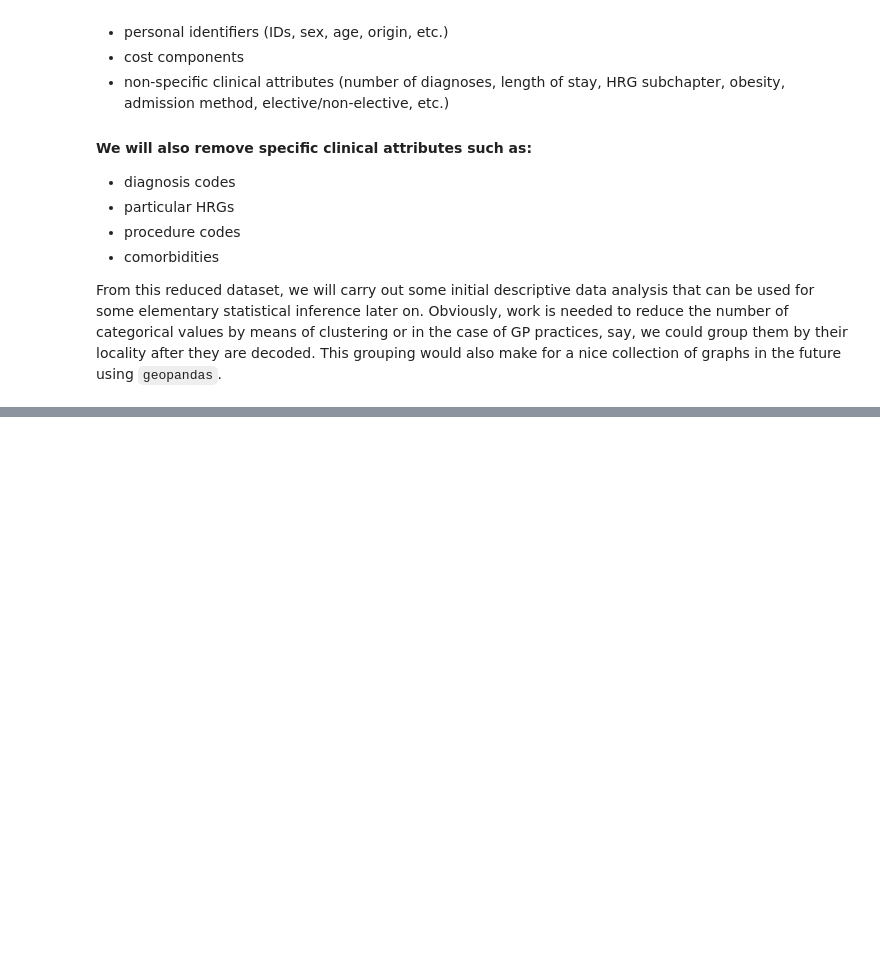
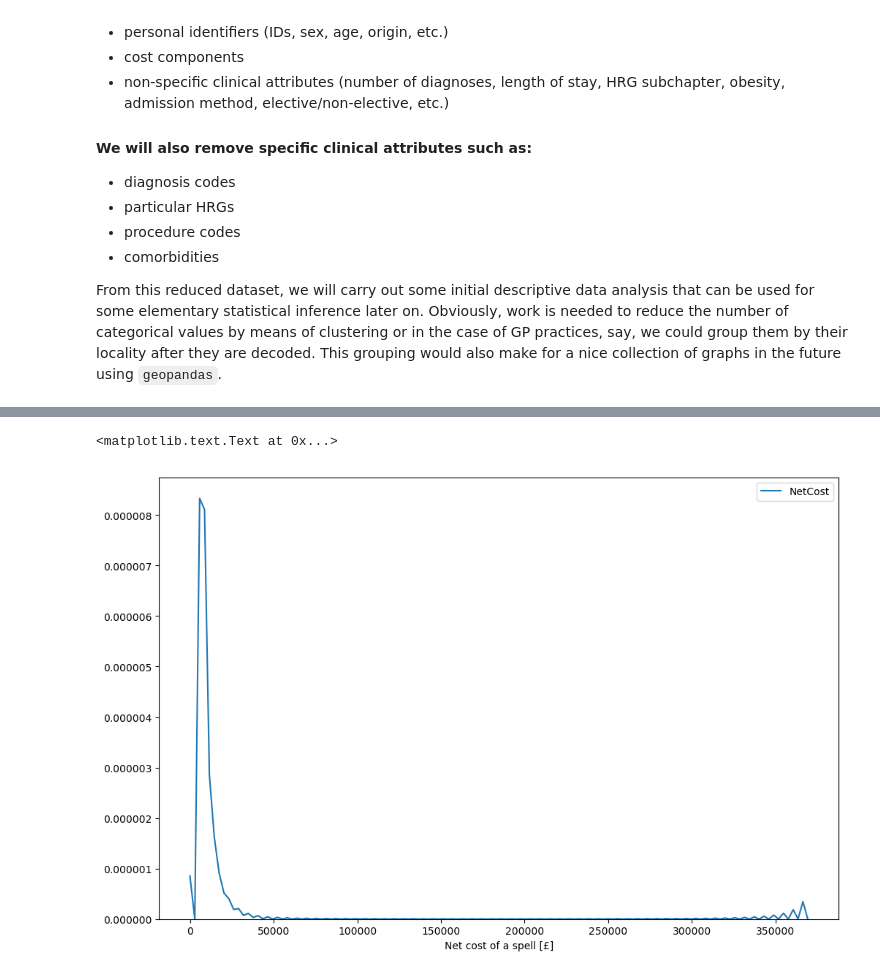
Before and after one commit to daffidwilde/thesis, a Jupyter notebook: data/nbs/elementary-data-analysis.ipynb, the cells around one changed output, grey strips where cells are left out. Cells and saved outputs as stored; diff of their text form; code cells hidden in the pictures; blank space fills up the shorter version.

```diff
--- a/data/nbs/elementary-data-analysis.ipynb
+++ b/data/nbs/elementary-data-analysis.ipynb
@@ -195,0 +148,8 @@ plt.ylabel('Net Cost [£]');
+# %%
+plt.figure(figsize=(12,8), dpi=100)
+ax = sns.kdeplot(data.NetCost)
+plt.xlabel('Net cost of a spell [£]')
+# plt.savefig('NetCost-kde.pdf');
+# %% [output]
+<matplotlib.text.Text at 0x...>
+[figure, added]
```
Also changed, not shown: parts of 49 cells of this notebook, 13 other files.
